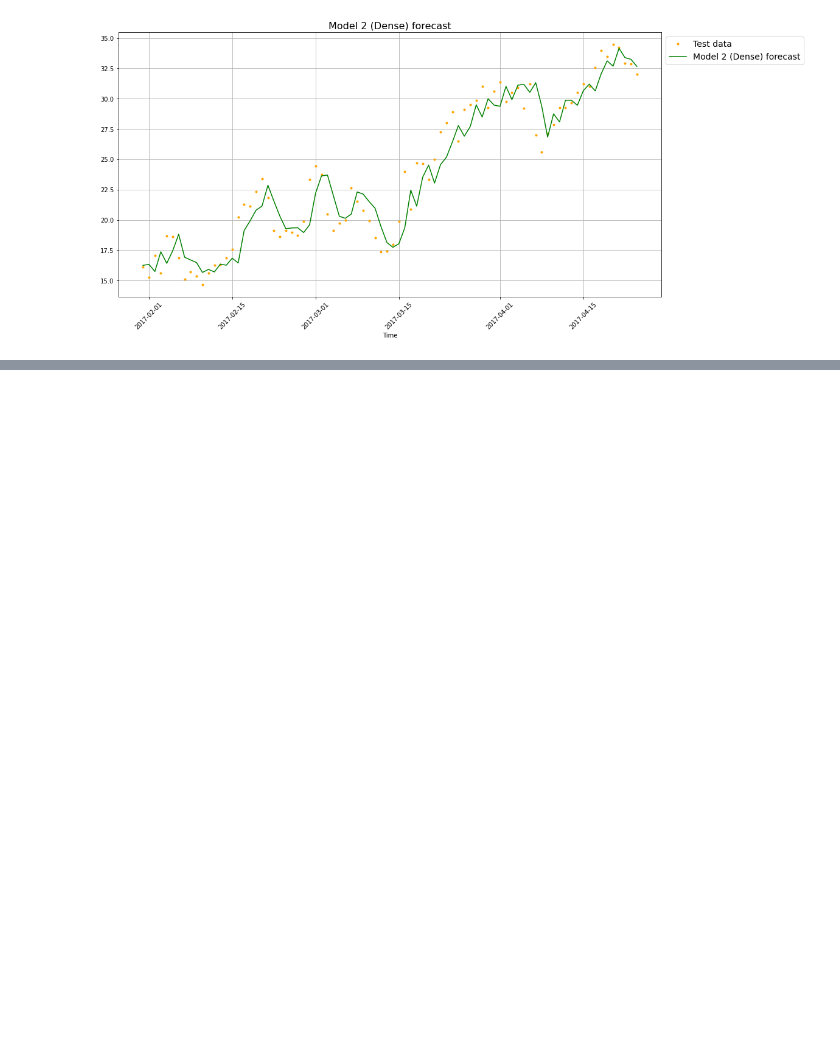
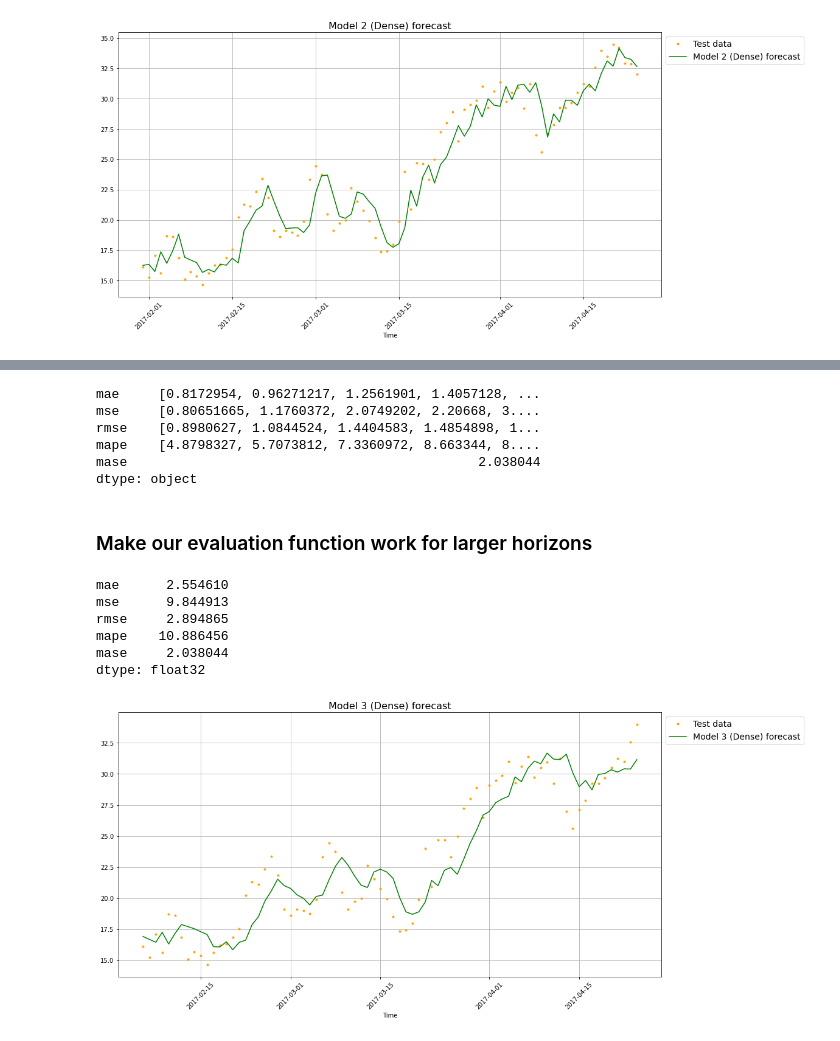
Before and after one commit to alexandre-pinon/voltron, a Jupyter notebook: src/ai/bootstrap.ipynb, the cells around one changed output, grey strips where cells are left out. Drawn from its saved outputs; the diff is of its cells as text; code cells hidden in the pictures; blank space fills up the shorter version.

Commit message:
[ADD] model 3 dense model (windows=30, horizon=1) & performance benchmark

```diff
--- a/src/ai/bootstrap.ipynb
+++ b/src/ai/bootstrap.ipynb
@@ -669,0 +673,8 @@ plot_time_series(ax,
+# %%
+WINDOW_SIZE = 30
+HORIZON = 7
+# %%
+train_windows, train_labels = make_windows(y_train.to_numpy(), window_size=WINDOW_SIZE, horizon=HORIZON)
+train_windows, val_windows, train_labels, val_labels = make_train_val_splits(
+    train_windows, train_labels, val_split=0.2)
+test_windows, test_labels = make_windows(y_test.to_numpy(), window_size=WINDOW_SIZE, horizon=HORIZON)
@@ -669,0 +739,4 @@ plot_time_series(ax,
+# %%
+# Load in best version of model_3 and evaluate
+model_3 = tf.keras.models.load_model("model_experiments/model_3_dense/")
+model_3.evaluate(test_windows, test_labels)
@@ -669,0 +746,3 @@ plot_time_series(ax,
+# %%
+model_3_preds = make_preds(model_3, input_data=test_windows)
+model_3_preds[:5]
@@ -669,0 +762,15 @@ plot_time_series(ax,
+# %%
+# Calculate model_3 results - these are going to be multi-dimensional because
+# we're trying to predict more than one step at a time.
+model_3_results = evaluate_preds(y_true=tf.squeeze(test_labels),
+                                 y_pred=model_3_preds)
+pd.Series(model_3_results)
+# %% [output]
+mae     [0.8172954, 0.96271217, 1.2561901, 1.4057128, ...
+mse     [0.80651665, 1.1760372, 2.0749202, 2.20668, 3....
+rmse    [0.8980627, 1.0844524, 1.4404583, 1.4854898, 1...
+mape    [4.8798327, 5.7073812, 7.3360972, 8.663344, 8....
+mase                                             2.038044
+dtype: object
+# %% [markdown]
+### Make our evaluation function work for larger horizons
@@ -669,0 +805,31 @@ plot_time_series(ax,
+# %%
+# Get model_3 results aggregated to single values
+model_3_results = evaluate_preds(y_true=tf.squeeze(test_labels),
+                                 y_pred=model_3_preds)
+pd.Series(model_3_results)
+# %% [output]
+mae      2.554610
+mse      9.844913
+rmse     2.894865
+mape    10.886456
+mase     2.038044
+dtype: float32
+# %%
+fig, ax = plt.subplots(figsize=(16, 8))
+# Plot model_3_preds by aggregating them (note: this condenses information so the preds will look fruther ahead than the test data)
+plot_time_series(ax,
+                 X_test[-len(test_windows):],
+                 test_labels[:, 0],
+                 label="Test data",
+                 c='orange')
+plot_time_series(ax,
+                 X_test[-len(test_windows):],
+                 tf.reduce_mean(model_3_preds, axis=1),
+                 title="Model 3 (Dense) forecast",
+                 format="-",
+                 label="Model 3 (Dense) forecast",
+                 c='green')
+
+fig.savefig('./graphs/model_3_dense_forecast.png', facecolor='white')
+# %% [output]
+[figure, added]
```
Also changed, not shown: parts of 18 cells of this notebook, 14 other files.
